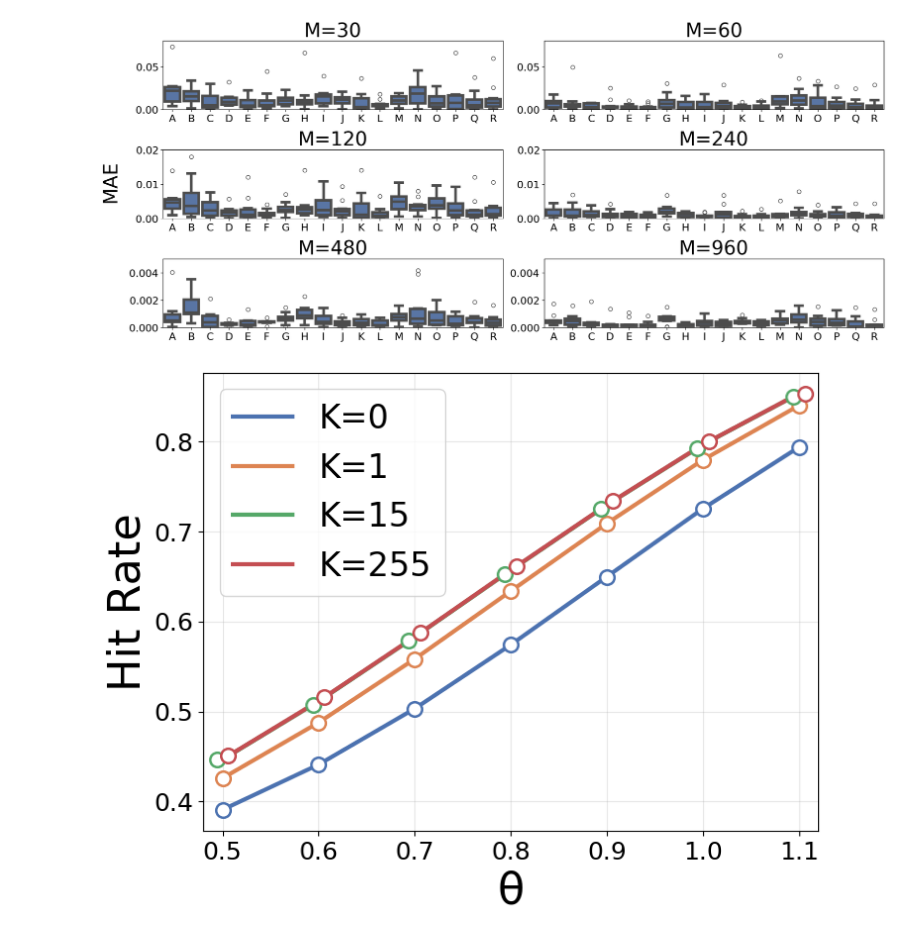
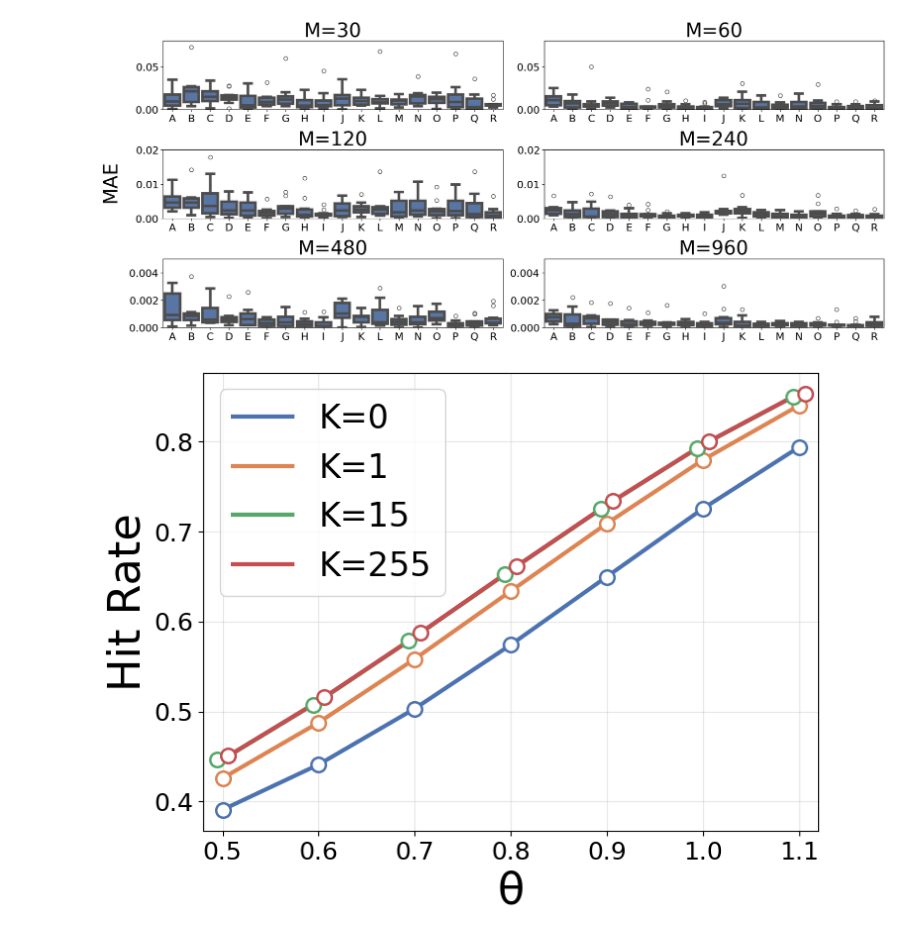
Before and after one commit to Effygal/cache-modeling, a Jupyter notebook: ttl-clock-k3.ipynb, the cells around one changed output. Saved outputs shown, nothing was run; the diff lists cells and outputs as text; code cells hidden in the pictures.

```diff
--- a/ttl-clock-k3.ipynb
+++ b/ttl-clock-k3.ipynb
@@ -325,9 +333,9 @@ def clock_k_he_linear(lmb, tc, K):
 # %%
 df_err = pd.read_pickle("ttl_clock_k3_errors.pkl")
 
-thetas = [0.8, 1.1]
+thetas = [0.5, 0.8, 1.1]
 ks = [0, 1, 15]
-workloads = ["IRM", "PH", "HE"]
+workloads = ["IRM", "PH"]
 pairs = list(itertools.product(workloads, ks, thetas))
 labels = list("ABCDEFGHIJKLMNOPQRSTUVWXYZ"[:len(pairs)])
 
@@ -341,8 +349,7 @@ order = labels
 
 df_plot = pd.concat([
     df_err.assign(workload="IRM", k=df_err.k, theta=df_err.theta, abs_error=df_err.rel_error_irm),
-    df_err.assign(workload="PH", k=df_err.k, theta=df_err.theta, abs_error=df_err.rel_error_ph),
-    df_err.assign(workload="HE", k=df_err.k, theta=df_err.theta, abs_error=df_err.rel_error_he)
+    df_err.assign(workload="PH", k=df_err.k, theta=df_err.theta, abs_error=df_err.rel_error_ph)
 ], ignore_index=True)
 
 df_plot["method_param"] = list(zip(df_plot.workload, df_plot.k, df_plot.theta))
@@ -353,34 +360,34 @@ ms = [30, 60, 120, 240, 480, 960]
 y_lims = {
     30: (0.00, 0.08),
     60: (0.00, 0.08),
     120: (0.00, 0.02),
     240: (0.00, 0.02),
     480: (0.00, 0.005),
     960: (0.00, 0.005),
 }
 subplot_rows, subplot_cols = 3, 2
 fig2, axes2 = plt.subplots(subplot_rows, subplot_cols, figsize=(18, 8),
                            sharex=False, sharey=False)
 axes_flat = axes2.flatten()
 
 for ax2, M in zip(axes_flat, ms):
     cell = df_plot[df_plot.m == M].copy()
     sns.boxplot(x="label", y="abs_error", data=cell, ax=ax2,
                 linewidth=line_width, order=order)
     ax2.set_title(f"M={M}", fontsize=font_axes)
     ax2.tick_params(labelsize=font_ticks)
     ax2.set_xlabel("")
     ax2.set_ylabel("")
     ax2.yaxis.set_major_formatter(ScalarFormatter(useMathText=True))
     ax2.set_ylim(*y_lims[M])
 
 fig2.text(0.025, 0.5, "MAE", va="center", rotation="vertical",
           fontsize=font_axes)
 plt.tight_layout(rect=[0.05, 0.05, 0.97, 0.95])
 plt.savefig("figures/clock_k_all_mae.pdf", format="pdf")
 plt.show()
 # %% [output]
-[figure, old version]
+[figure, new version]
 # %%
 ks = [0, 1, 15, 255, 511]
 thetas = [0.5, 0.6, 0.7, 0.8, 0.9, 1.0, 1.1]
```
Also changed, not shown: parts of 4 cells of this notebook.
